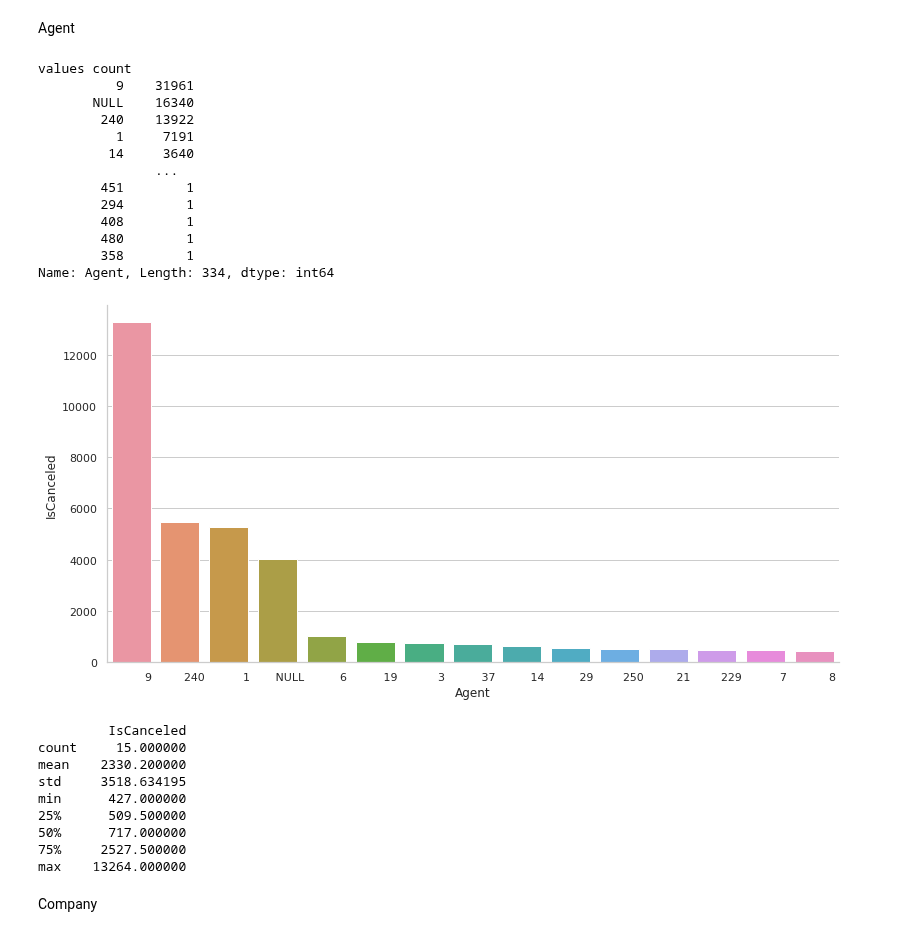
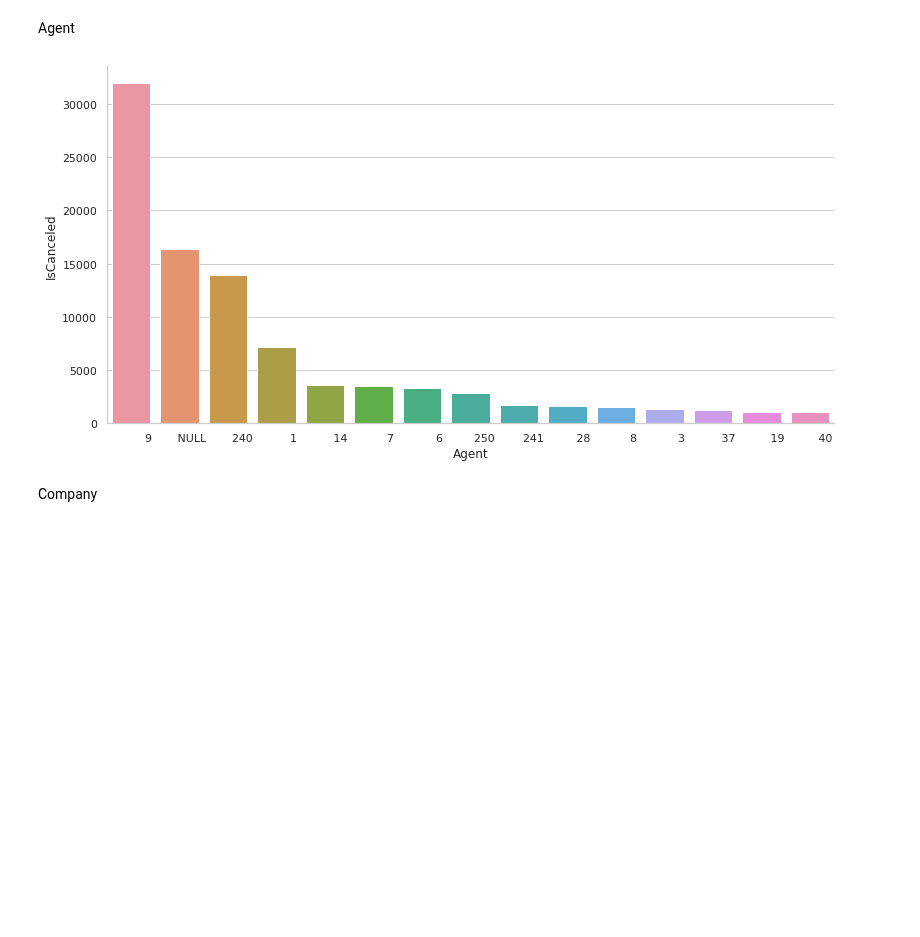
Before and after one commit to alejandromanas/GoogleColab_public, a Jupyter notebook: bookings/code/bookings.ipynb, the cells around one changed output. Cells and saved outputs as stored; diff of their text form; code cells hidden in the pictures; blank space fills up the shorter version.

```diff
--- a/bookings/code/bookings.ipynb
+++ b/bookings/code/bookings.ipynb
@@ -119,44 +110,21 @@ plt.show()
 # %% [markdown]
 Agent
 # %%
-def many_levels_analysis(feature):
-  print('values count')
+def levels_analysis(feature):
   df=(df_analysis.groupby([feature]).count()['IsCanceled']
       .sort_values(ascending=False).head(15)).to_frame().reset_index()
   ax = sns.catplot(x=feature, y="IsCanceled", kind="bar", data=df)
   ax.fig.set_figwidth(14)
   ax.fig.set_figheight(6)
   plt.show()
 
   col_name = feature
   df=(df_analysis.groupby(['Hotel',col_name]).sum()['IsCanceled']/df_analysis.groupby(['Hotel',col_name]).count()['IsCanceled'] *100).to_frame()
   df.reset_index(inplace=True)
 
-feature='Agent'
-levels_analysis(feature)
+
+levels_analysis('Agent')
 # %% [output]
-values count
-          9    31961
-       NULL    16340
-        240    13922
-          1     7191
-         14     3640
-               ...
-        451        1
-        294        1
-        408        1
-        480        1
-        358        1
-Name: Agent, Length: 334, dtype: int64
-[figure, old version]
+[figure, new version]
-         IsCanceled
-count     15.000000
-mean    2330.200000
-std     3518.634195
-min      427.000000
-25%      509.500000
-50%      717.000000
-75%     2527.500000
-max    13264.000000
 # %% [markdown]
 Company
```
Also changed, not shown: parts of 10 cells of this notebook.
